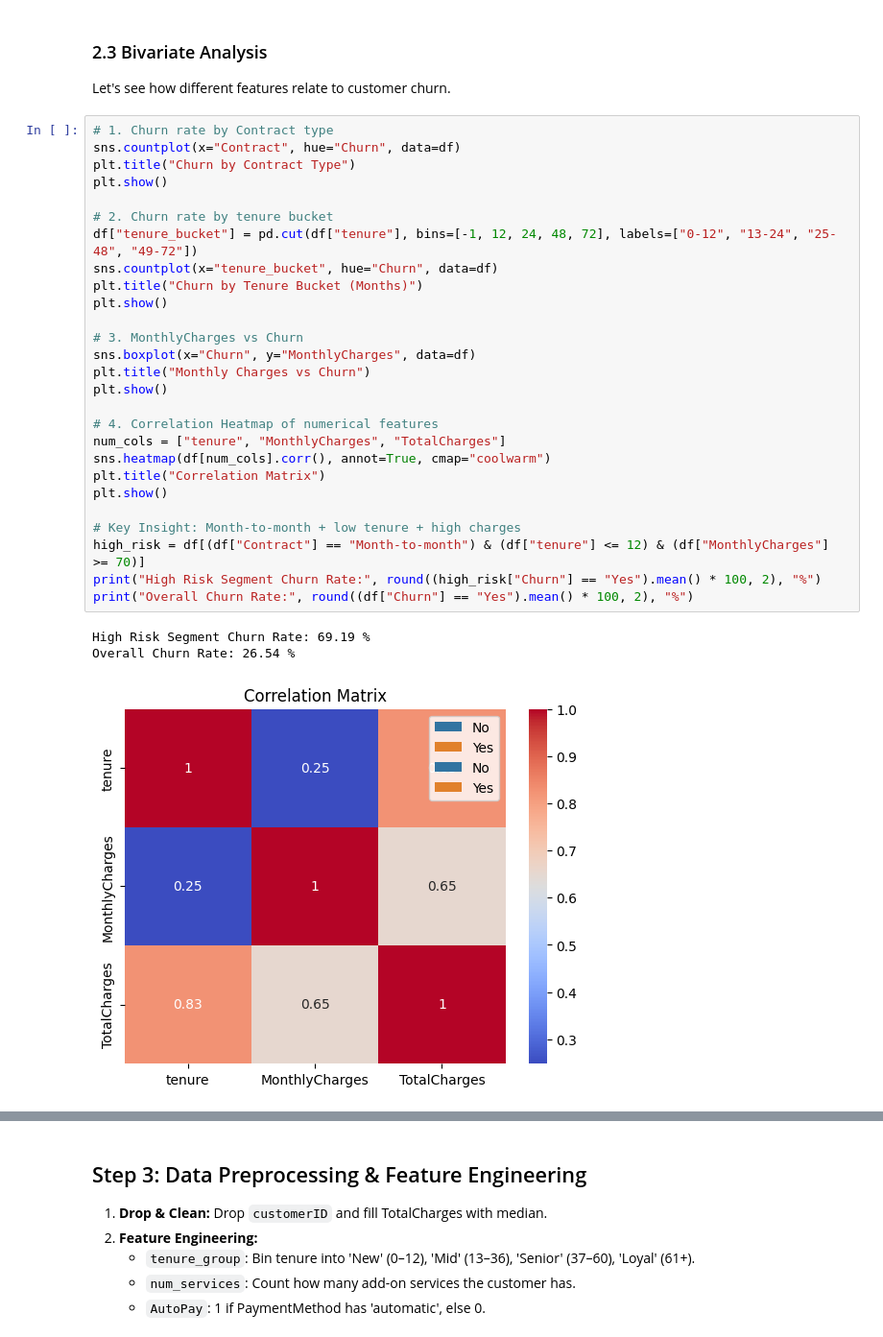
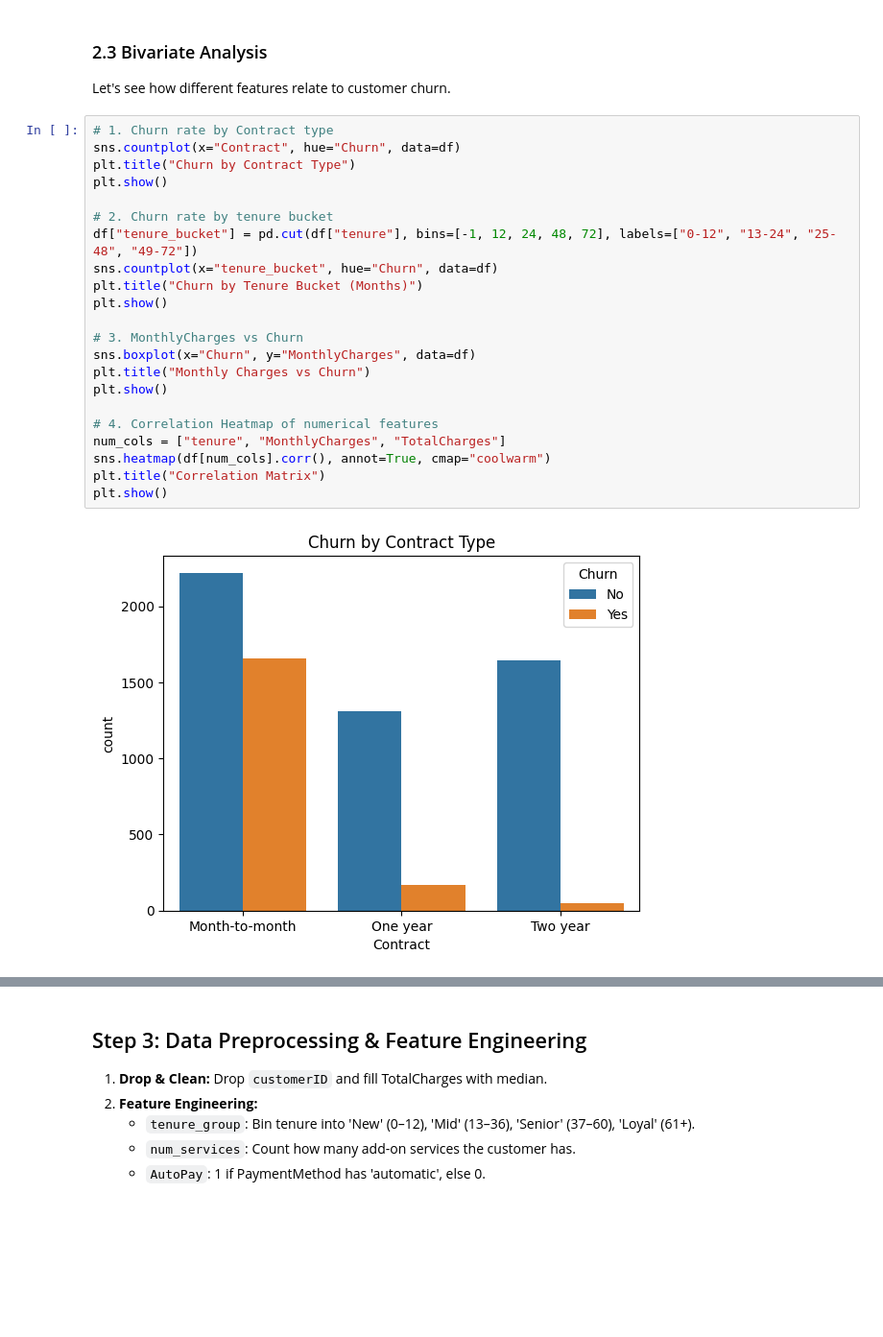
Before and after one commit to divyp2812-afk/Machine-Learning, a Jupyter notebook: Final-PR/Final-PR.ipynb, the cells around one changed output, grey strips where cells are left out. Shown at 96% size. Saved outputs shown, nothing was run; the diff lists cells and outputs as text; blank space fills up the shorter version.

```diff
--- a/Final-PR/Final-PR.ipynb
+++ b/Final-PR/Final-PR.ipynb
@@ -164,31 +164,24 @@ Let's see how different features relate to customer churn.
 # %%
 # 1. Churn rate by Contract type
 sns.countplot(x="Contract", hue="Churn", data=df)
 plt.title("Churn by Contract Type")
 plt.show()
 
 # 2. Churn rate by tenure bucket
 df["tenure_bucket"] = pd.cut(df["tenure"], bins=[-1, 12, 24, 48, 72], labels=["0-12", "13-24", "25-48", "49-72"])
 sns.countplot(x="tenure_bucket", hue="Churn", data=df)
 plt.title("Churn by Tenure Bucket (Months)")
 plt.show()
 
 # 3. MonthlyCharges vs Churn
 sns.boxplot(x="Churn", y="MonthlyCharges", data=df)
 plt.title("Monthly Charges vs Churn")
 plt.show()
 
 # 4. Correlation Heatmap of numerical features
 num_cols = ["tenure", "MonthlyCharges", "TotalCharges"]
 sns.heatmap(df[num_cols].corr(), annot=True, cmap="coolwarm")
 plt.title("Correlation Matrix")
 plt.show()
-
-# Key Insight: Month-to-month + low tenure + high charges
-high_risk = df[(df["Contract"] == "Month-to-month") & (df["tenure"] <= 12) & (df["MonthlyCharges"] >= 70)]
-print("High Risk Segment Churn Rate:", round((high_risk["Churn"] == "Yes").mean() * 100, 2), "%")
-print("Overall Churn Rate:", round((df["Churn"] == "Yes").mean() * 100, 2), "%")
 # %% [output]
-High Risk Segment Churn Rate: 69.19 %
-Overall Churn Rate: 26.54 %
-[figure, old version]
+[figure, new version]
```
Also changed, not shown: parts of 10 cells of this notebook, 3 other files.
